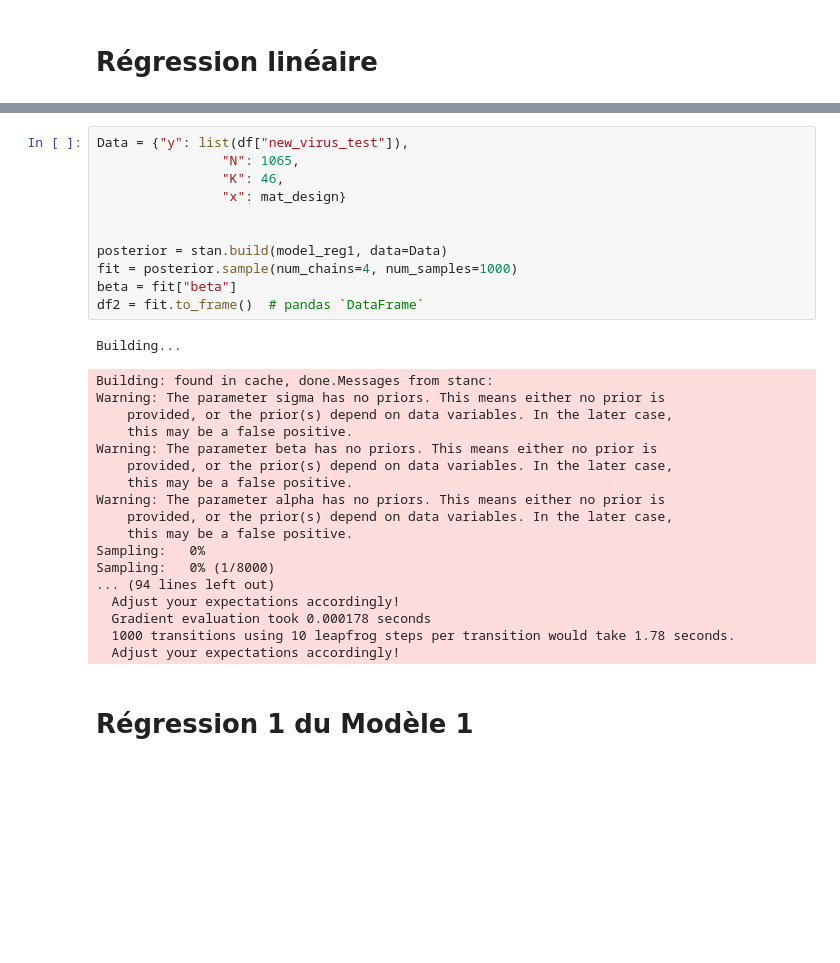
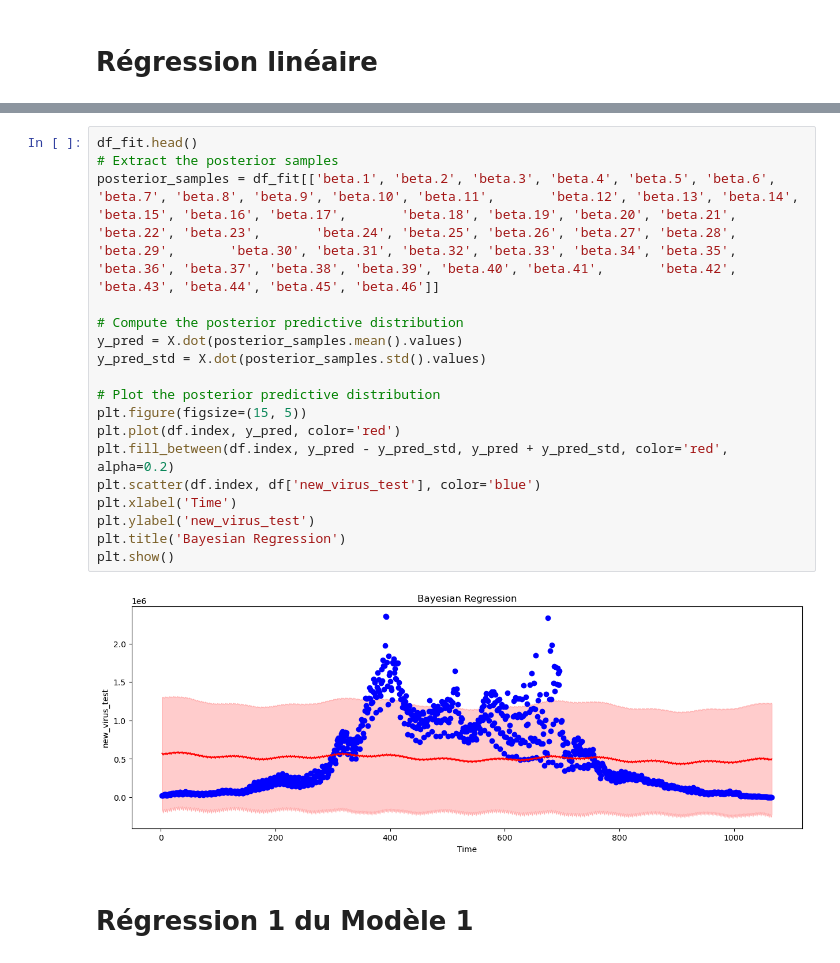
Before and after one commit to Jeremstar/business_is_business, a Jupyter notebook: Modèle_1.ipynb, the cells around one changed output, grey strips where cells are left out. Saved outputs shown, nothing was run; the diff lists cells and outputs as text; blank space fills up the shorter version.

```diff
--- a/Modèle_1.ipynb
+++ b/Modèle_1.ipynb
@@ -159,33 +201,23 @@ y ~ normal(x * beta + alpha, sigma);
 # %%
-Data = {"y": list(df["new_virus_test"]),
-                "N": 1065,
-                "K": 46,
-                "x": mat_design}
+df_fit.head()
+# Extract the posterior samples
+posterior_samples = df_fit[['beta.1', 'beta.2', 'beta.3', 'beta.4', 'beta.5', 'beta.6', 'beta.7', 'beta.8', 'beta.9', 'beta.10', 'beta.11',       'beta.12', 'beta.13', 'beta.14', 'beta.15', 'beta.16', 'beta.17',       'beta.18', 'beta.19', 'beta.20', 'beta.21', 'beta.22', 'beta.23',       'beta.24', 'beta.25', 'beta.26', 'beta.27', 'beta.28', 'beta.29',       'beta.30', 'beta.31', 'beta.32', 'beta.33', 'beta.34', 'beta.35',       'beta.36', 'beta.37', 'beta.38', 'beta.39', 'beta.40', 'beta.41',       'beta.42', 'beta.43', 'beta.44', 'beta.45', 'beta.46']]
 
+# Compute the posterior predictive distribution
+y_pred = X.dot(posterior_samples.mean().values)
+y_pred_std = X.dot(posterior_samples.std().values)
 
-posterior = stan.build(model_reg1, data=Data)
-fit = posterior.sample(num_chains=4, num_samples=1000)
-beta = fit["beta"]
-df2 = fit.to_frame()  # pandas `DataFrame`
+# Plot the posterior predictive distribution
+plt.figure(figsize=(15, 5))
+plt.plot(df.index, y_pred, color='red')
+plt.fill_between(df.index, y_pred - y_pred_std, y_pred + y_pred_std, color='red', alpha=0.2)
+plt.scatter(df.index, df['new_virus_test'], color='blue')
+plt.xlabel('Time')
+plt.ylabel('new_virus_test')
+plt.title('Bayesian Regression')
+plt.show()
 # %% [output]
-Building...
-Building: found in cache, done.Messages from stanc:
-Warning: The parameter sigma has no priors. This means either no prior is
-    provided, or the prior(s) depend on data variables. In the later case,
-    this may be a false positive.
-Warning: The parameter beta has no priors. This means either no prior is
-    provided, or the prior(s) depend on data variables. In the later case,
-    this may be a false positive.
-Warning: The parameter alpha has no priors. This means either no prior is
-    provided, or the prior(s) depend on data variables. In the later case,
-    this may be a false positive.
-Sampling:   0%
-Sampling:   0% (1/8000)
-... (94 lines left out)
-  Adjust your expectations accordingly!
-  Gradient evaluation took 0.000178 seconds
-  1000 transitions using 10 leapfrog steps per transition would take 1.78 seconds.
-  Adjust your expectations accordingly!
+[figure, added]
 # %% [markdown]
 # Régression 1 du Modèle 1
 # %%
```
Also changed, not shown: parts of 4 cells of this notebook.
